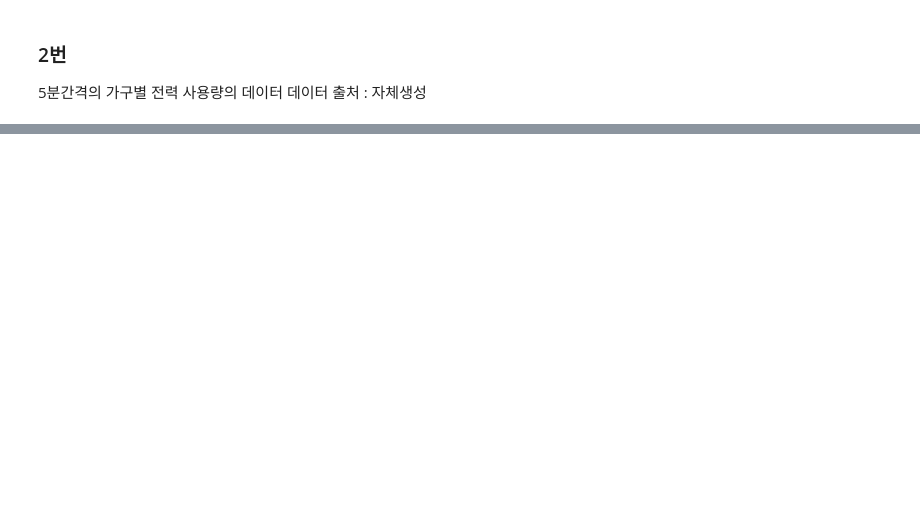
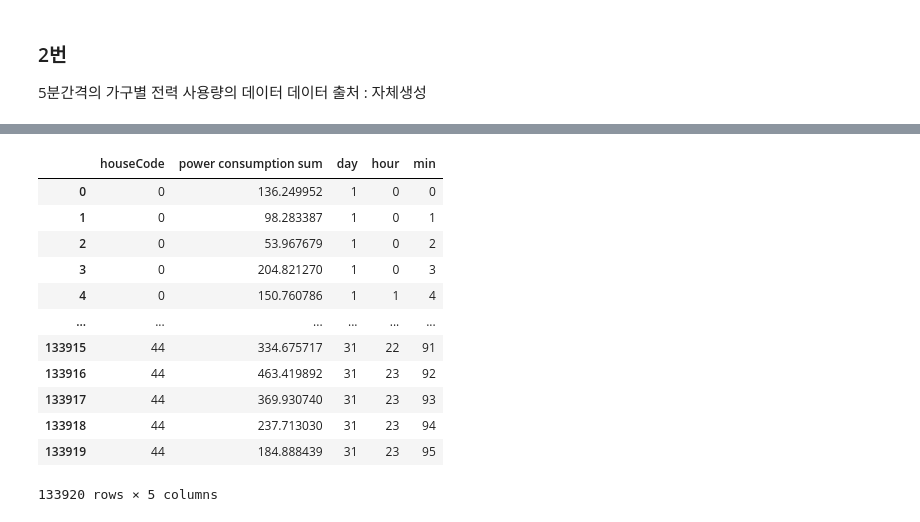
Before and after one commit to Ssunbell/ADP_study, a Jupyter notebook: 2주차/seonjong/20_2_cluster_seonjong.ipynb, the cells around one changed output, grey strips where cells are left out. Cells and saved outputs as stored; diff of their text form; code cells hidden in the pictures; blank space fills up the shorter version.

```diff
--- a/2주차/seonjong/20_2_cluster_seonjong.ipynb
+++ b/2주차/seonjong/20_2_cluster_seonjong.ipynb
@@ -20,0 +71,9 @@ df = pd.read_csv(data_path)
+# %%
+# 시계열 전처리 진행
+
+df = pd.read_csv(data_path)
+df['date'] = pd.DatetimeIndex(df['date'])
+df = df.set_index('date')
+df = df.groupby('houseCode').resample('15min').sum()
+df = df.reset_index().rename({'power consumption' : 'power consumption sum'}, axis=1)
+df
@@ -20,0 +108,25 @@ df = pd.read_csv(data_path)
+# %%
+features = df.copy()
+features['houseCode'] = features['houseCode'].apply(lambda x: int(x[-2:]))
+features['day'] = features['date'].dt.day
+features['hour'] = features['date'].dt.hour
+features['min'] = features['date'].dt.time
+convert_min2num = {min : num for num, min in enumerate(features['min'].unique())}
+features['min'] = features['min'].apply(lambda x: convert_min2num[x])
+features = features.drop('date', axis=1)
+# features['time'] = features['date'].dt.time.apply(lambda x: int(str(x).split(':')[0]) * 60 + int(str(x).split(':')[1]))
+features
+# %% [output]
+|  | houseCode | power consumption sum | day | hour | min |
+| 0 | 0 | 136.249952 | 1 | 0 | 0 |
+| 1 | 0 | 98.283387 | 1 | 0 | 1 |
+| 2 | 0 | 53.967679 | 1 | 0 | 2 |
+| 3 | 0 | 204.821270 | 1 | 0 | 3 |
+| 4 | 0 | 150.760786 | 1 | 1 | 4 |
+| ... | ... | ... | ... | ... | ... |
+| 133915 | 44 | 334.675717 | 31 | 22 | 91 |
+| 133916 | 44 | 463.419892 | 31 | 23 | 92 |
+| 133917 | 44 | 369.930740 | 31 | 23 | 93 |
+| 133918 | 44 | 237.713030 | 31 | 23 | 94 |
+| 133919 | 44 | 184.888439 | 31 | 23 | 95 |
+133920 rows × 5 columns
```
Also changed, not shown: parts of 6 cells of this notebook, 2 other files.
